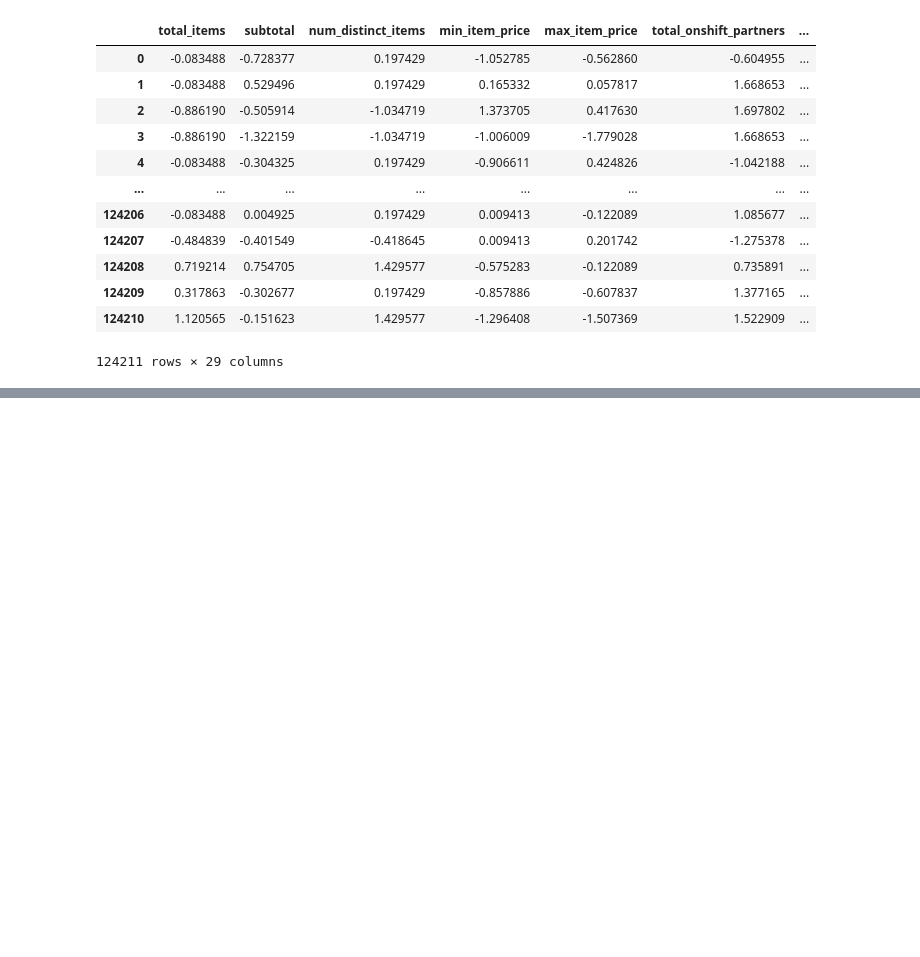
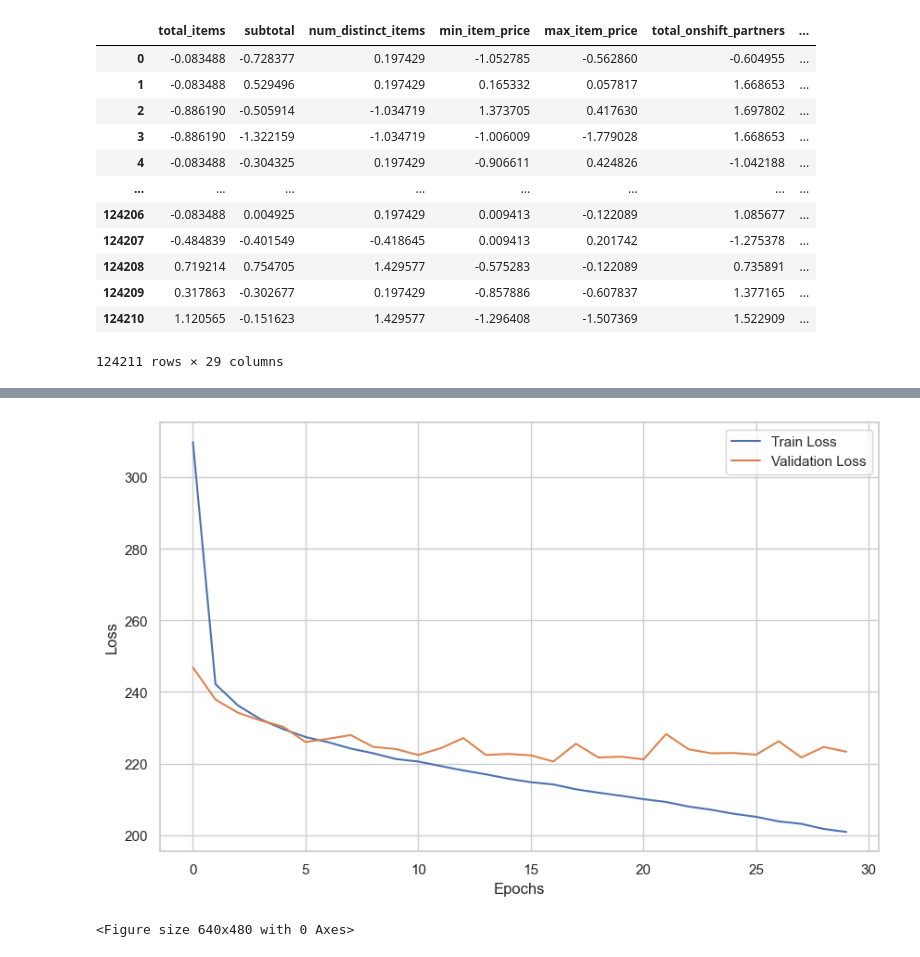
Before and after one commit to gautamnaik1994/PorterLogisticsDeepLearningCaseStudy, a Jupyter notebook: notebooks/05.DeepLearning.ipynb, the cells around one changed output, grey strips where cells are left out. Drawn from its saved outputs; the diff is of its cells as text; code cells hidden in the pictures; blank space fills up the shorter version.

```diff
--- a/notebooks/05.DeepLearning.ipynb
+++ b/notebooks/05.DeepLearning.ipynb
@@ -139,0 +252,35 @@ Epoch 10/10, Validation Loss: 242.1673
+# %%
+class NetworkWithCategoryEmbedding(nn.Module):
+    def __init__(self, input_size, num_categories, embedding_dim):
+        super().__init__()
+        self.category_embedding = nn.Embedding(num_categories, embedding_dim)
+        self.fc1 = nn.Linear(input_size, 128)
+        self.fc2 = nn.Linear(128 + embedding_dim, 128)
+        self.batchnorm_emb = nn.BatchNorm1d(embedding_dim)
+        self.fc3 = nn.Linear(128, 64)
+        self.fc4 = nn.Linear(64, 32)
+        self.fc5 = nn.Linear(32, 1)
+        self.dropout = nn.Dropout(0.1)
+
+
+    def forward(self, x, categories):
+        emb = self.batchnorm_emb(self.category_embedding(categories))
+        nn.attention
+        x = torch.tanh(self.fc1(x))
+        x = torch.cat((x, emb), dim=1)
+        x = torch.relu(self.fc2(x))
+        x = self.dropout(x)
+        x = torch.relu(self.fc3(x))
+        x = self.dropout(x)
+        x = torch.relu(self.fc4(x))
+        x = self.fc5(x)
+        return x
+# %%
+model_with_embedding = NetworkWithCategoryEmbedding(X_train.shape[1], len(X_train_store_category_le.unique()), 35).to(device)
+print(summary(model_with_embedding))
+
+# x_sample = torch.randn(1, X_train.shape[1])
+# category_sample = torch.randint(0, len(X_train_store_category_le.unique()), (1,))
+# writer.add_graph(model_with_embedding, (x_sample, category_sample))
+# writer.close()
+# model_with_embedding = model_with_embedding.to(device)
@@ -139,0 +305,8 @@ Epoch 10/10, Validation Loss: 242.1673
+# %%
+num_epochs = 30
+optimizer = torch.optim.Adam(model_with_embedding.parameters(), lr=0.001)
+e_trainer = Trainer(model_with_embedding, loss_fn, optimizer)
+e_trainer.train(train_loader, val_loader, epochs=num_epochs)
+# trainer.evaluate(test_loader)  # Uncommented to evaluate the model
+send_notification("Training completed")  # Uncommented to send notification
+e_trainer.close()  # Close the TensorBoard writer
@@ -139,0 +331,5 @@ Epoch 10/10, Validation Loss: 242.1673
+# %%
+e_trainer.plot();
+# %% [output]
+[figure, added]
+<Figure size 640x480 with 0 Axes>
```
Also changed, not shown: parts of 16 cells of this notebook, 1 other file.
